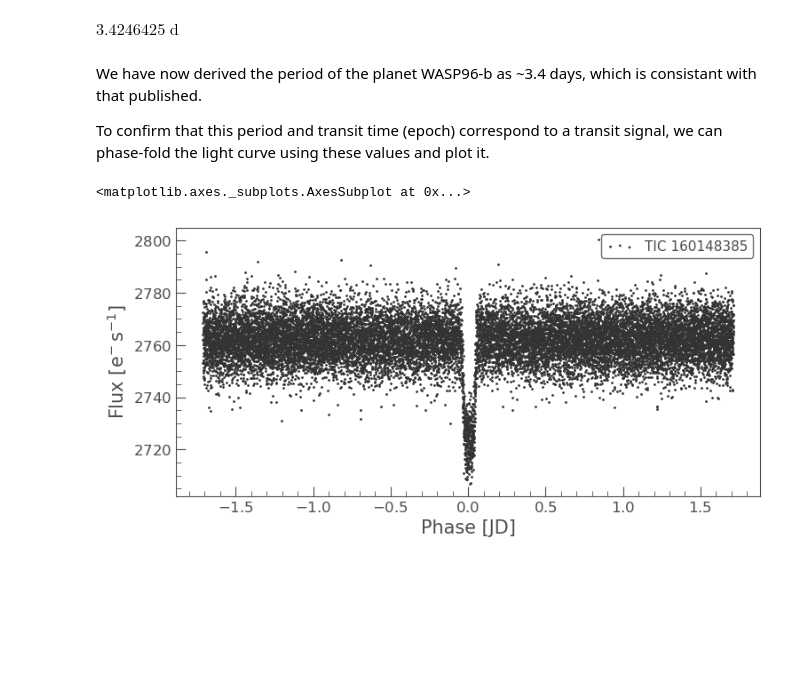
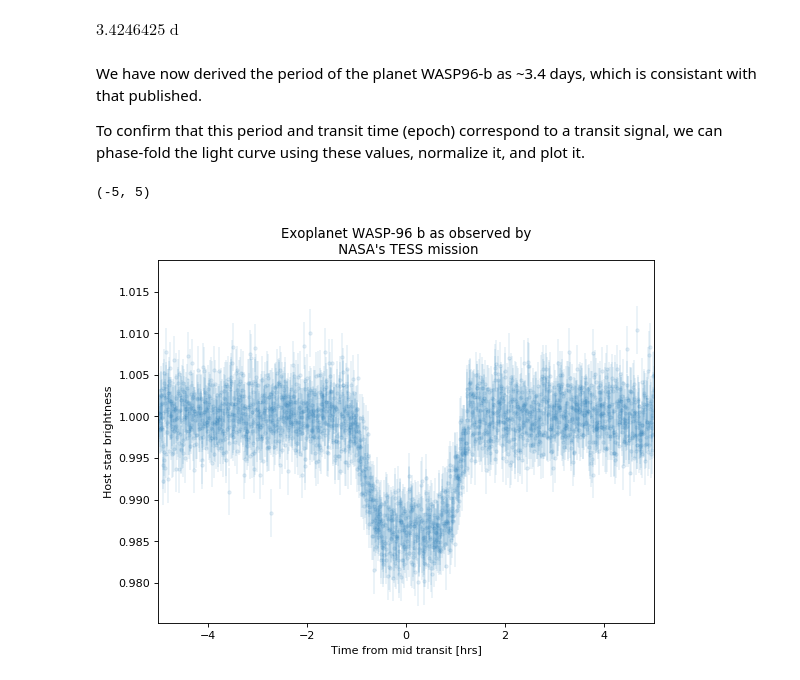
Before and after one commit to rebekah9969/JWST-Sprint, a Jupyter notebook: WASP-96.ipynb, the cells around one changed output. Drawn from its saved outputs; the diff is of its cells as text; code cells hidden in the pictures; blank space fills up the shorter version.

Commit message:
WASP-96 tutorial
Added in new JWST image

```diff
--- a/WASP-96.ipynb
+++ b/WASP-96.ipynb
@@ -175,9 +177,16 @@ $3.4246425 \; \mathrm{d}$
 # %% [markdown]
 We have now derived the period of the planet WASP96-b as ~3.4 days, which is consistant with that published.
 
-To confirm that this period and transit time (epoch) correspond to a transit signal, we can phase-fold the light curve using these values and plot it.
+To confirm that this period and transit time (epoch) correspond to a transit signal, we can phase-fold the light curve using these values, normalize it, and plot it.
+# %%
+lkf = lk_s29f.fold(period=WASP96_b_period, epoch_time=WASP96_b_t0).normalize()
 # %%
-lk_s29f.fold(period=WASP96_b_period, epoch_time=WASP96_b_t0).scatter()
+figure(figsize=(8, 6), dpi=80)
+plt.errorbar(lkf.phase.value*24, lkf.flux.value, fmt=".", alpha=0.1, yerr=lkf.flux_err.value)
+plt.title("Exoplanet WASP-96 b as observed by\n NASA's TESS mission")
+plt.xlabel("Time from mid transit [hrs]")
+plt.ylabel("Host star brightness")
+plt.xlim(-5,5)
 # %% [output]
-<matplotlib.axes._subplots.AxesSubplot at 0x...>
+(-5, 5)
-[figure, old version]
+[figure, new version]
```
Also changed, not shown: parts of 3 cells of this notebook.
